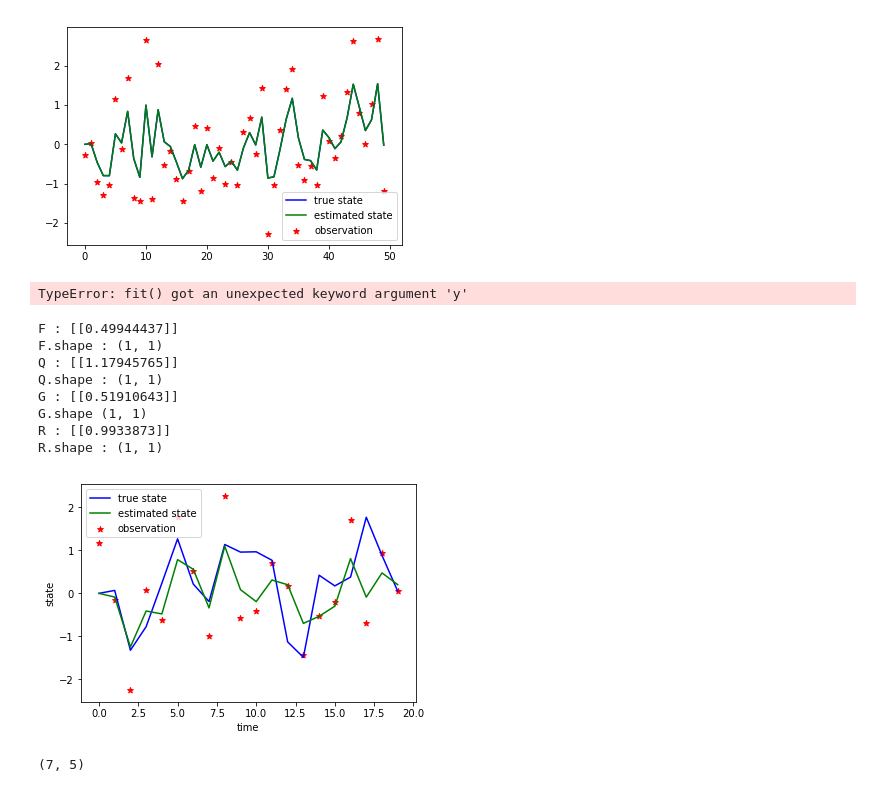
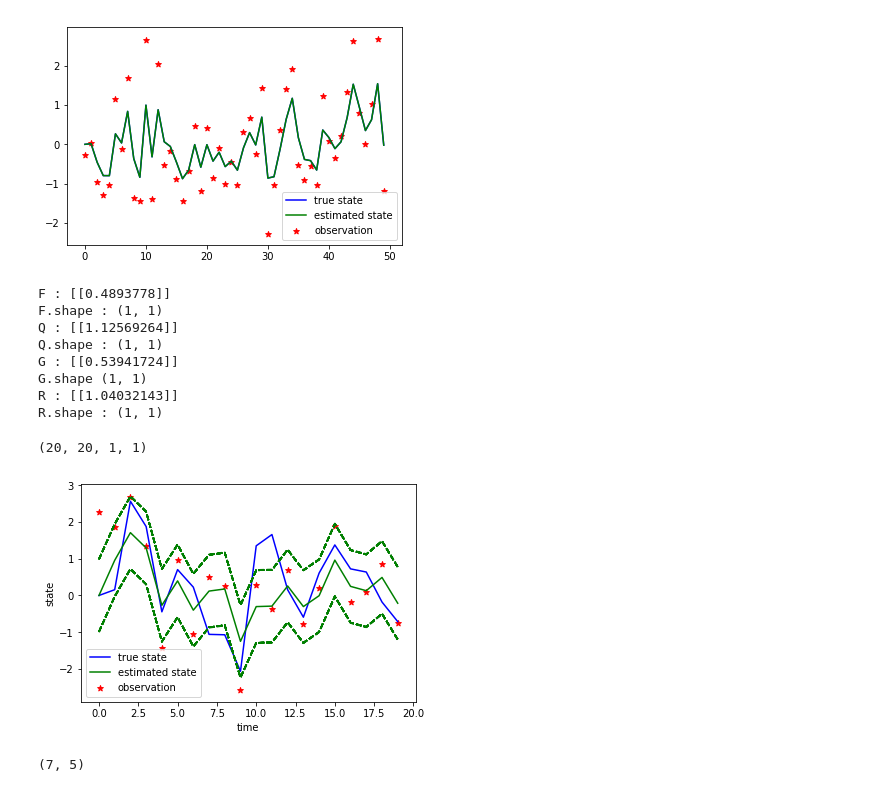
Before and after one commit to gtallec/MER, a Jupyter notebook: kalman_filters/Visualisation.ipynb, the cells around one changed output. Drawn from its saved outputs; the diff is of its cells as text; code cells hidden in the pictures.

```diff
--- a/kalman_filters/Visualisation.ipynb
+++ b/kalman_filters/Visualisation.ipynb
@@ -185,43 +187,48 @@ plt.show()
 # %% [output]
 [figure]
 # %%
-K_train = 50
-N_train = 50
+K_train = 1000
+N_train = 1000
 
 K_test = 20
 N_test = 20
 
-a_train, y_train = gen_toy_example(a_0=np.zeros((N_train, D)), K=K_train, N=N_train)
-a_test, y_test = gen_toy_example(a_0=np.zeros((N_test, D)), K=K_test, N=N_test)
+a_train, y_train = gen_nlin_toy_example(a_0=np.zeros((N_train, 1)), K=K_train)
+a_test, y_test = gen_nlin_toy_example(a_0=np.zeros((N_test, 1)), K=K_test)
-# %% [output]
-TypeError: fit() got an unexpected keyword argument 'y'
 # %%
 lmbda = 1e-2
+kalman_filter = KalmanFilter(params_path=params_path, verbose = True)
 kalman_filter.fit(A=a_train, Y=y_train, lmbda=lmbda)
 # %% [output]
-F : [[0.49944437]]
+F : [[0.4893778]]
 F.shape : (1, 1)
-Q : [[1.17945765]]
+Q : [[1.12569264]]
 Q.shape : (1, 1)
-G : [[0.51910643]]
+G : [[0.53941724]]
 G.shape (1, 1)
-R : [[0.9933873]]
+R : [[1.04032143]]
 R.shape : (1, 1)
 # %%
-a_pred, P_pred = kalman_filter.predict(Y=y_test, a_0=np.zeros((N_test,D)), P_0=np.tile(A=np.identity(D)[np.newaxis,: , :], reps=(N_test,1,1)))
+a_pred, P_pred = kalman_filter.predict(Y=y_test, a_0=np.zeros((N_test,1)), P_0=np.tile(A=np.identity(1)[np.newaxis,: , :], reps=(N_test,1,1)))
+print(P_pred.shape)
+# %% [output]
+(20, 20, 1, 1)
 # %%
 #visualisation of one trajectory
 num_state = np.arange(K_test)
 plt.figure()
+
 plt.plot(num_state, a_test[0], color='blue', label='true state')
 plt.plot(num_state, a_pred[0], color='green', label='estimated state')
+plt.plot(num_state, a_pred[0] - P_pred[0].ravel(), color='green', ls='dashed')
+plt.plot(num_state, a_pred[0] + P_pred[0].ravel(), color='green', ls='dashed')
 plt.scatter(num_state, y_test[0], marker='*', color='red', label='observation')
 plt.xlabel('time')
 plt.ylabel('state')
 plt.legend()
 plt.show()
 # %% [output]
-[figure, old version]
+[figure, new version]
 # %%
 P = np.ones((5,7))
 
```
Also changed, not shown: parts of 3 cells of this notebook.
